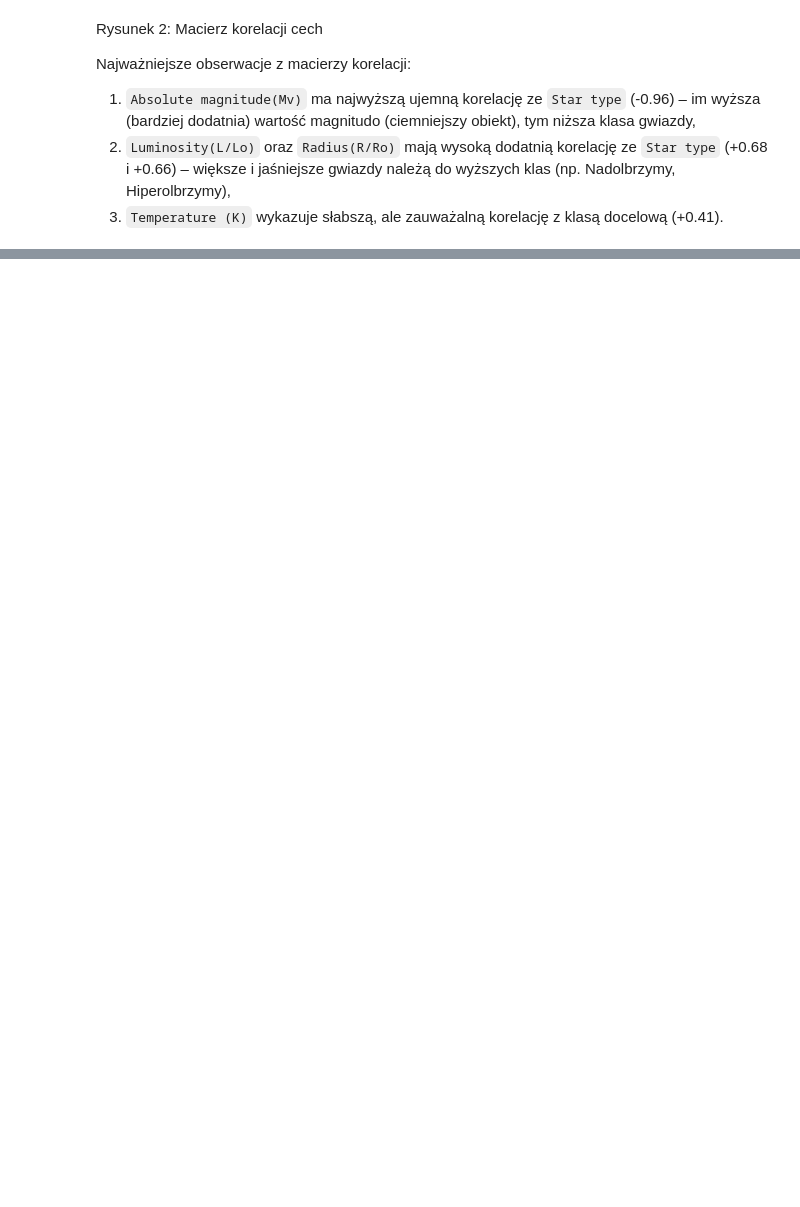
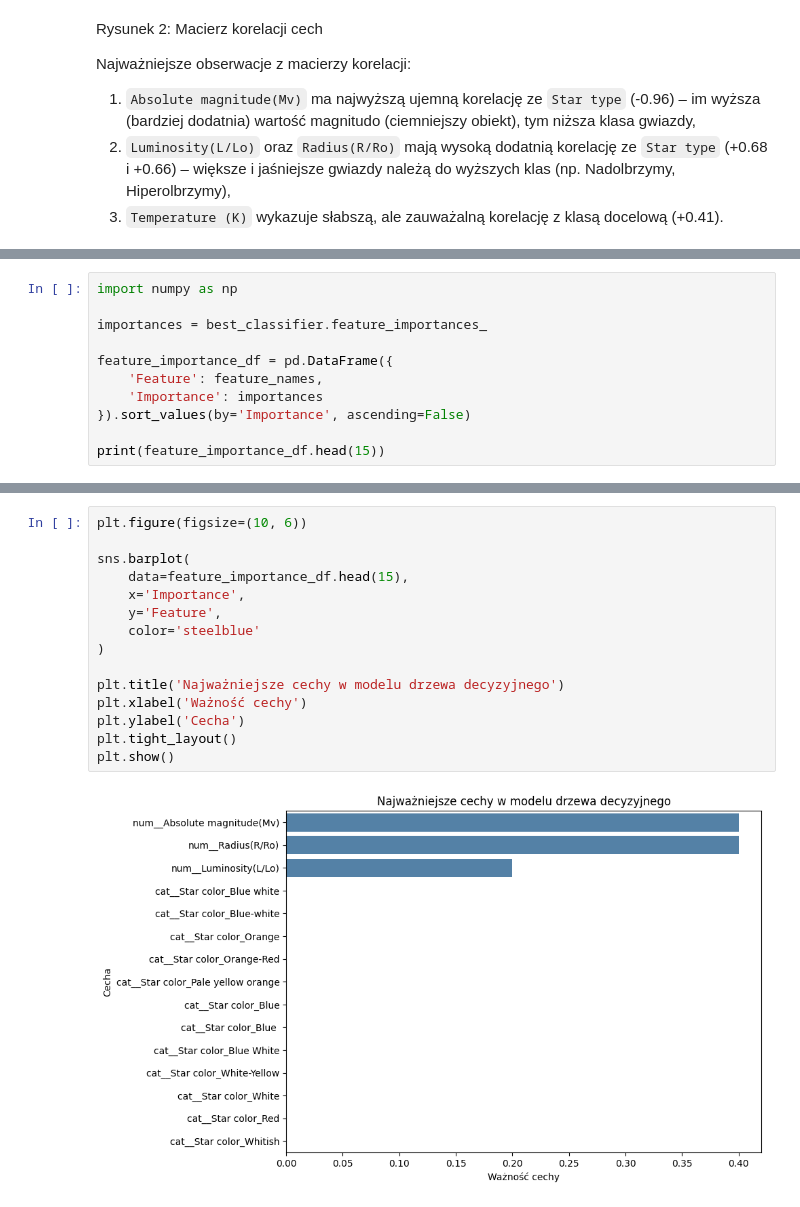
Before and after one commit to MikGaw09/DD, a Jupyter notebook: DD_PROJ.ipynb, the cells around one changed output, grey strips where cells are left out. Cells and saved outputs as stored; diff of their text form; blank space fills up the shorter version.

```diff
--- a/DD_PROJ.ipynb
+++ b/DD_PROJ.ipynb
@@ -117,0 +424,11 @@ Najważniejsze obserwacje z macierzy korelacji:
+# %%
+import numpy as np
+
+importances = best_classifier.feature_importances_
+
+feature_importance_df = pd.DataFrame({
+    'Feature': feature_names,
+    'Importance': importances
+}).sort_values(by='Importance', ascending=False)
+
+print(feature_importance_df.head(15))
@@ -117,0 +452,17 @@ Najważniejsze obserwacje z macierzy korelacji:
+# %%
+plt.figure(figsize=(10, 6))
+
+sns.barplot(
+    data=feature_importance_df.head(15),
+    x='Importance',
+    y='Feature',
+    color='steelblue'
+)
+
+plt.title('Najważniejsze cechy w modelu drzewa decyzyjnego')
+plt.xlabel('Ważność cechy')
+plt.ylabel('Cecha')
+plt.tight_layout()
+plt.show()
+# %% [output]
+[figure, added]
```
Also changed, not shown: parts of 29 cells of this notebook, 3 other files.
